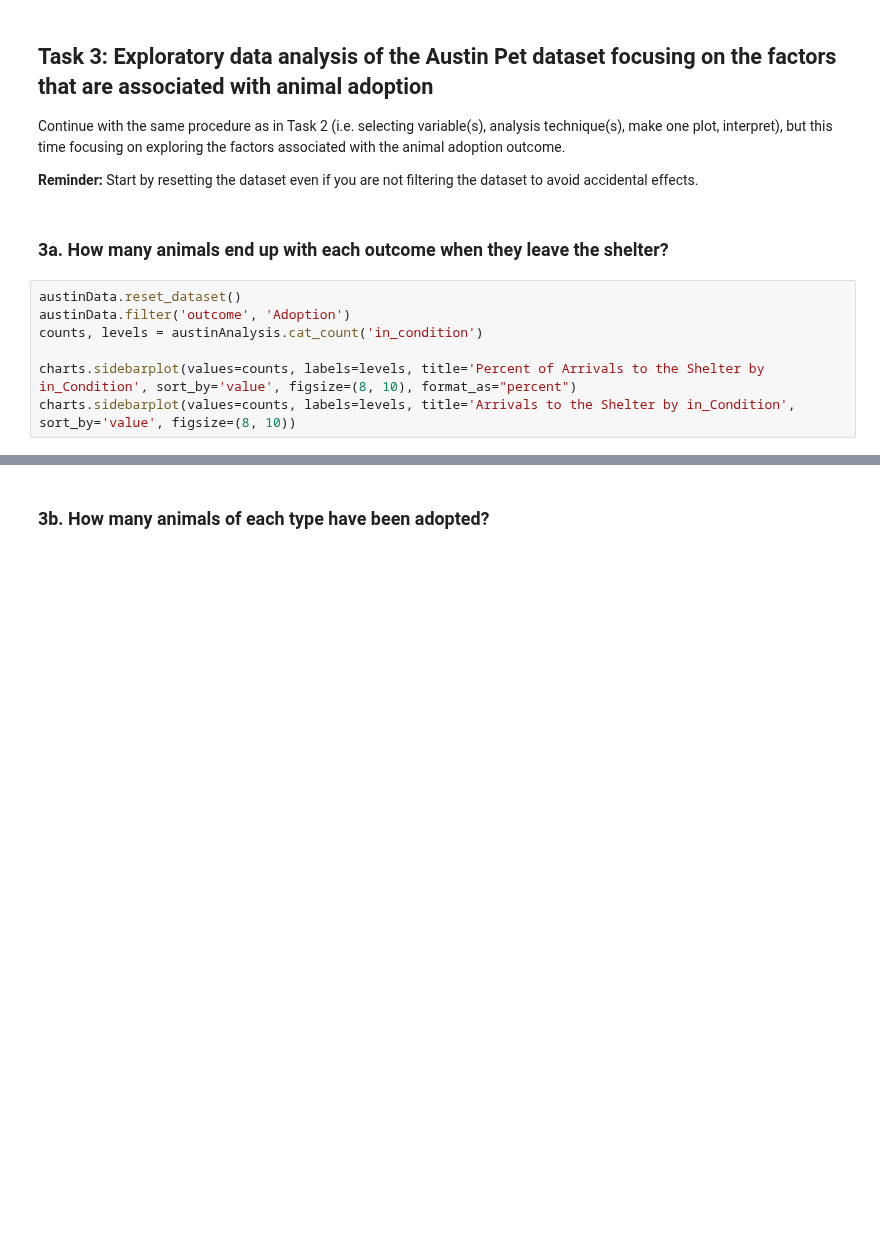
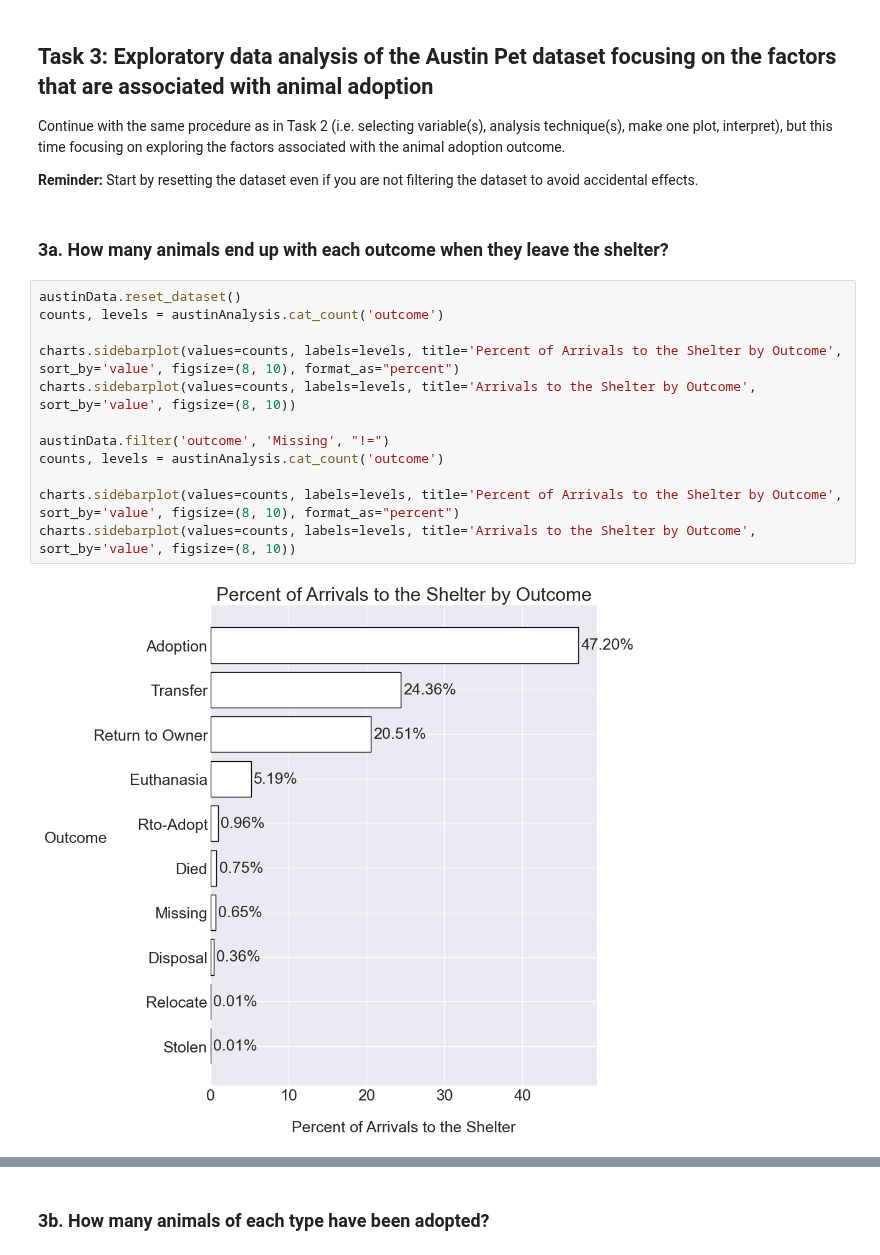
Before and after one commit to schiffinor/dataVisualization, a Jupyter notebook: Project2/exploratory_data_analysis.ipynb, the cells around one changed output, grey strips where cells are left out. Drawn from its saved outputs; the diff is of its cells as text; blank space fills up the shorter version.

```diff
--- a/Project2/exploratory_data_analysis.ipynb
+++ b/Project2/exploratory_data_analysis.ipynb
@@ -468,8 +465,15 @@ Continue with the same procedure as in Task 2 (i.e. selecting variable(s), analy
 ### 3a. How many animals end up with each outcome when they leave the shelter?
 # %%
 austinData.reset_dataset()
-austinData.filter('outcome', 'Adoption')
-counts, levels = austinAnalysis.cat_count('in_condition')
+counts, levels = austinAnalysis.cat_count('outcome')
 
-charts.sidebarplot(values=counts, labels=levels, title='Percent of Arrivals to the Shelter by in_Condition', sort_by='value', figsize=(8, 10), format_as="percent")
-charts.sidebarplot(values=counts, labels=levels, title='Arrivals to the Shelter by in_Condition', sort_by='value', figsize=(8, 10))
+charts.sidebarplot(values=counts, labels=levels, title='Percent of Arrivals to the Shelter by Outcome', sort_by='value', figsize=(8, 10), format_as="percent")
+charts.sidebarplot(values=counts, labels=levels, title='Arrivals to the Shelter by Outcome', sort_by='value', figsize=(8, 10))
+
+austinData.filter('outcome', 'Missing', "!=")
+counts, levels = austinAnalysis.cat_count('outcome')
+
+charts.sidebarplot(values=counts, labels=levels, title='Percent of Arrivals to the Shelter by Outcome', sort_by='value', figsize=(8, 10), format_as="percent")
+charts.sidebarplot(values=counts, labels=levels, title='Arrivals to the Shelter by Outcome', sort_by='value', figsize=(8, 10))
+# %% [output]
+[figure, added]
```
Also changed, not shown: parts of 9 cells of this notebook, 4 other files.
